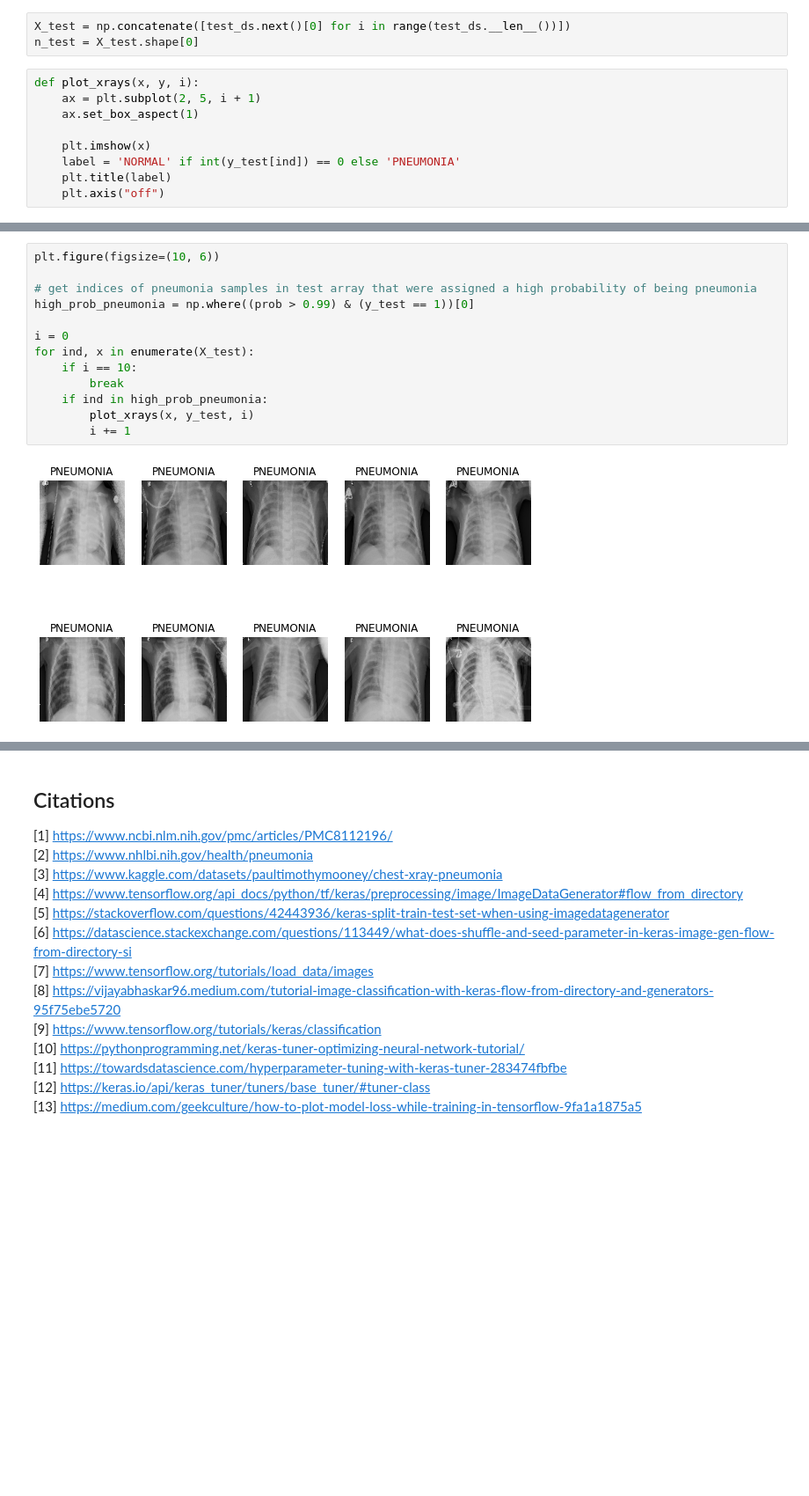
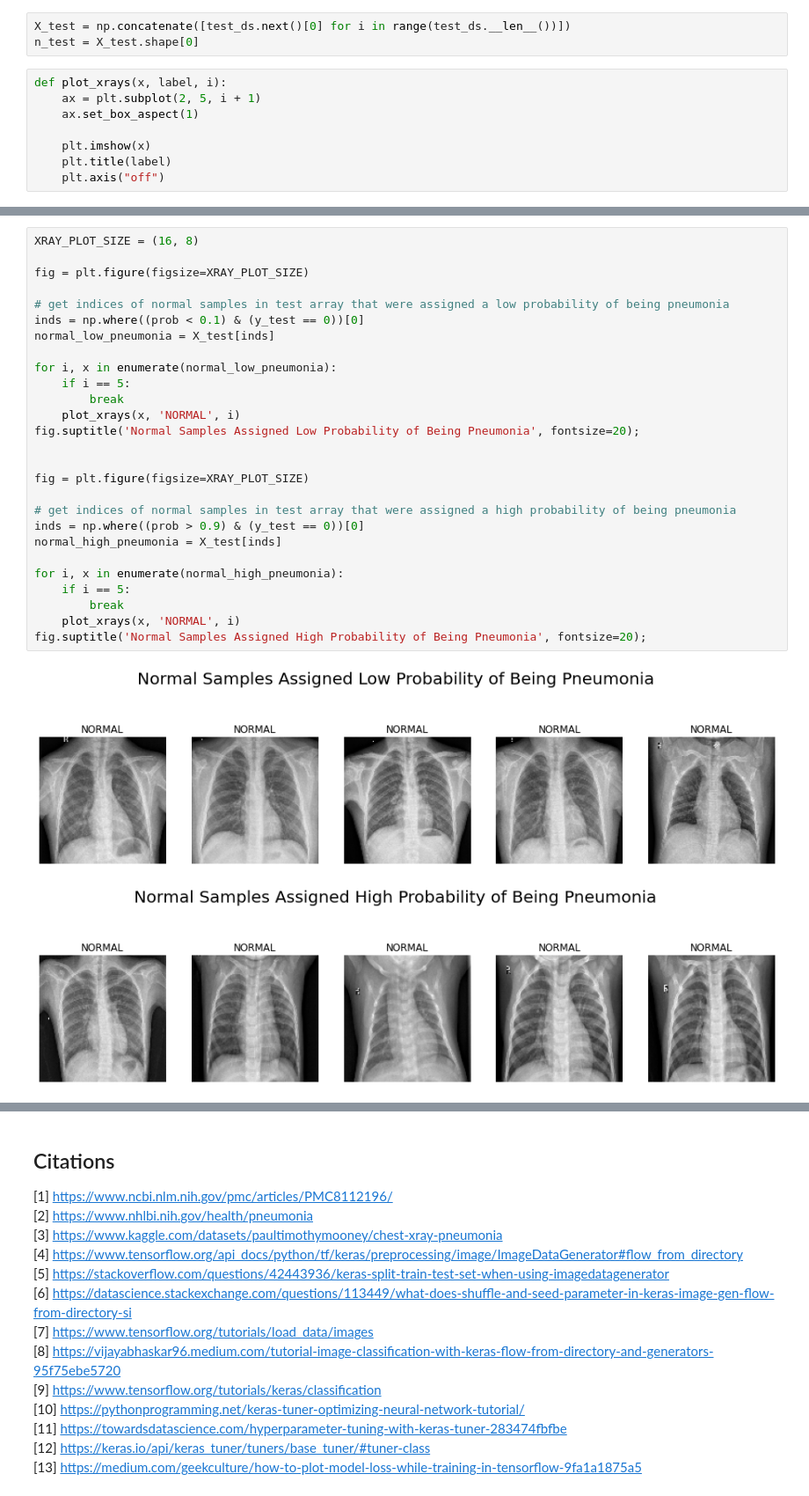
Before and after one commit to sepidehparhami/pneumonia-xray-cnn, a Jupyter notebook: pneumonia.ipynb, the cells around one changed output, grey strips where cells are left out. Shown at 88% size. Saved outputs shown, nothing was run; the diff lists cells and outputs as text; blank space fills up the shorter version.

Commit message:
clean up x-ray plotting

```diff
--- a/pneumonia.ipynb
+++ b/pneumonia.ipynb
@@ -382,11 +382,10 @@ plt.show()
 X_test = np.concatenate([test_ds.next()[0] for i in range(test_ds.__len__())])
 n_test = X_test.shape[0]
 # %%
-def plot_xrays(x, y, i):
+def plot_xrays(x, label, i):
     ax = plt.subplot(2, 5, i + 1)
     ax.set_box_aspect(1)
 
     plt.imshow(x)
-    label = 'NORMAL' if int(y_test[ind]) == 0 else 'PNEUMONIA'
     plt.title(label)
     plt.axis("off")
@@ -423,15 +392,30 @@ for ind, x in enumerate(X_test):
-# %%
-plt.figure(figsize=(10, 6))
-
-# get indices of pneumonia samples in test array that were assigned a high probability of being pneumonia
-high_prob_pneumonia = np.where((prob > 0.99) & (y_test == 1))[0]
-
-i = 0
-for ind, x in enumerate(X_test):
-    if i == 10:
-        break
-    if ind in high_prob_pneumonia:
-        plot_xrays(x, y_test, i)
-        i += 1
-# %% [output]
-[figure, removed]
+# %%
+XRAY_PLOT_SIZE = (16, 8)
+
+fig = plt.figure(figsize=XRAY_PLOT_SIZE)
+
+# get indices of normal samples in test array that were assigned a low probability of being pneumonia
+inds = np.where((prob < 0.1) & (y_test == 0))[0]
+normal_low_pneumonia = X_test[inds]
+
+for i, x in enumerate(normal_low_pneumonia):
+    if i == 5:
+        break
+    plot_xrays(x, 'NORMAL', i)
+fig.suptitle('Normal Samples Assigned Low Probability of Being Pneumonia', fontsize=20);
+
+
+fig = plt.figure(figsize=XRAY_PLOT_SIZE)
+
+# get indices of normal samples in test array that were assigned a high probability of being pneumonia
+inds = np.where((prob > 0.9) & (y_test == 0))[0]
+normal_high_pneumonia = X_test[inds]
+
+for i, x in enumerate(normal_high_pneumonia):
+    if i == 5:
+        break
+    plot_xrays(x, 'NORMAL', i)
+fig.suptitle('Normal Samples Assigned High Probability of Being Pneumonia', fontsize=20);
+# %% [output]
+[figure, added]
+[figure, added]
```
Also changed, not shown: parts of 6 cells of this notebook.
